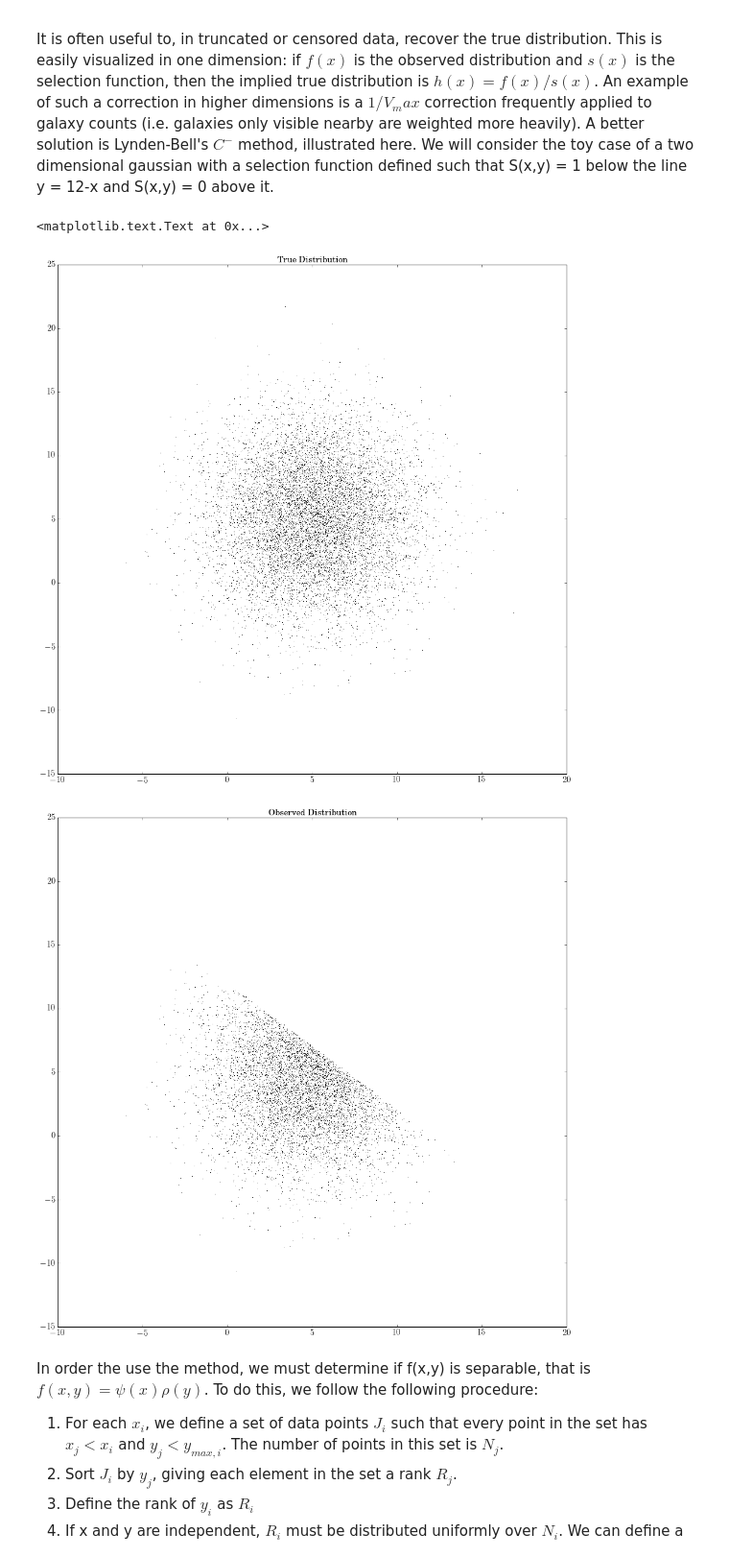
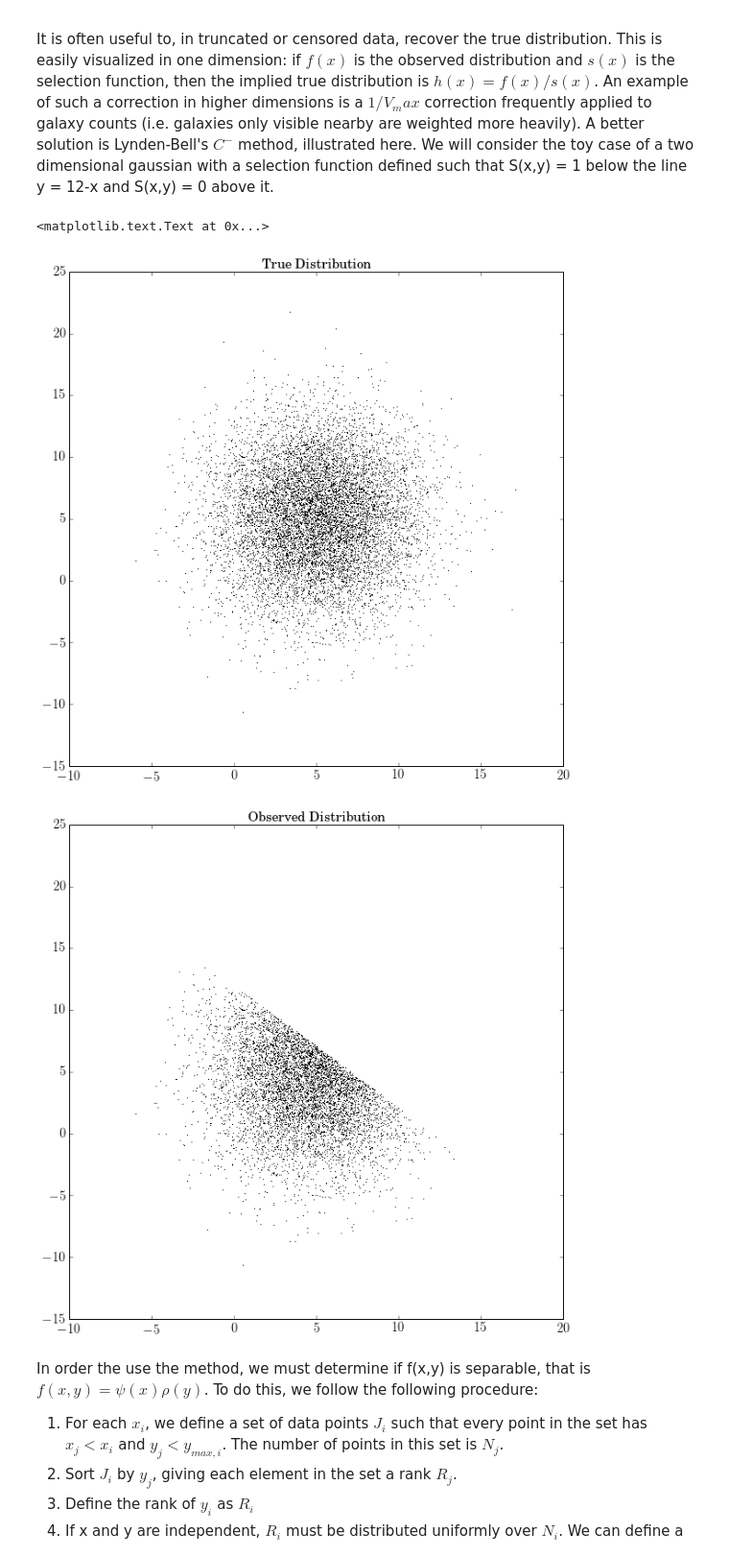
Before and after one commit to dkirkby/astroml-study, a Jupyter notebook: Chapter4/Chapter 4.5 - 4.9.ipynb, the cells around one changed output. Shown at 96% size. Drawn from its saved outputs; the diff is of its cells as text; code cells hidden in the pictures.

```diff
--- a/Chapter4/Chapter 4.5 - 4.9.ipynb
+++ b/Chapter4/Chapter 4.5 - 4.9.ipynb
@@ -552,23 +552,23 @@ It is often useful to, in truncated or censored data, recover the true distribut
 # %%
 x_true = np.random.normal(5,3,10000)
 y_true = np.random.normal(5,4,10000)
-plt.figure(figsize=(16,16))
+plt.figure(figsize=(10,10))
 plt.plot(x_true,y_true,'k,')
 plt.xlim(-10,20)
 plt.ylim(-15,25)
 plt.title('True Distribution')
 selection_fn = y_true<12-x_true
 x=x_true[selection_fn]
 y=y_true[selection_fn]
-plt.figure(figsize=(16,16))
+plt.figure(figsize=(10,10))
 plt.plot(x,y,'k,')
 plt.xlim(-10,20)
 plt.ylim(-15,25)
 plt.title('Observed Distribution')
 # %% [output]
 <matplotlib.text.Text at 0x...>
-[figure, old version]
+[figure, new version]
-[figure, old version]
+[figure, new version]
 # %% [markdown]
 In order the use the method, we must determine if f(x,y) is separable, that is $f(x,y) = \psi(x)\rho(y)$. To do this, we follow the following procedure:
 
```
Also changed, not shown: parts of 8 cells of this notebook.
